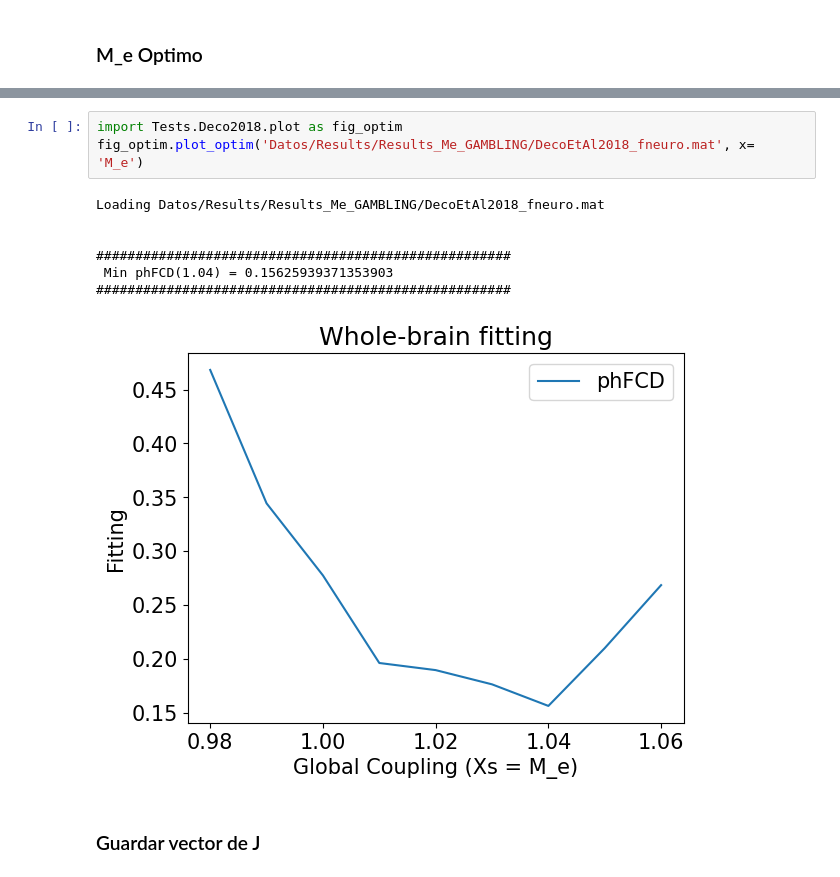
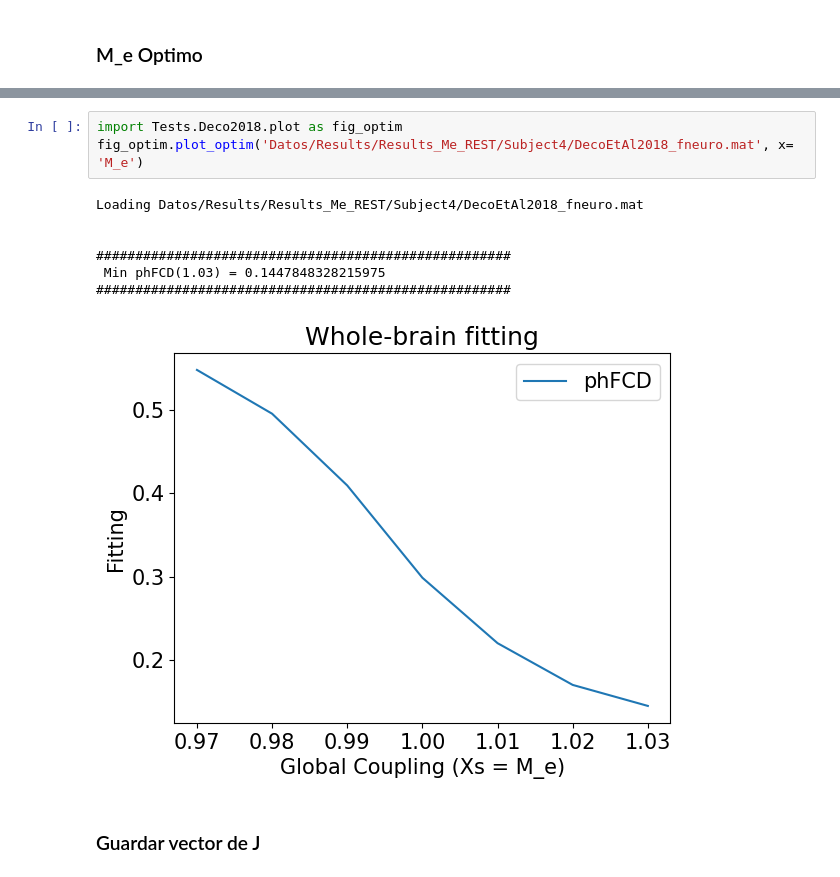
Before and after one commit to FaragoFa/Neuronas, a Jupyter notebook: Proyecto.ipynb, the cells around one changed output, grey strips where cells are left out. Drawn from its saved outputs; the diff is of its cells as text.

```diff
--- a/Proyecto.ipynb
+++ b/Proyecto.ipynb
@@ -519,14 +500,14 @@ KeyboardInterrupt
 # %%
 import Tests.Deco2018.plot as fig_optim
-fig_optim.plot_optim('Datos/Results/Results_Me_GAMBLING/DecoEtAl2018_fneuro.mat', x= 'M_e')
+fig_optim.plot_optim('Datos/Results/Results_Me_REST/Subject4/DecoEtAl2018_fneuro.mat', x= 'M_e')
 # %% [output]
-Loading Datos/Results/Results_Me_GAMBLING/DecoEtAl2018_fneuro.mat
+Loading Datos/Results/Results_Me_REST/Subject4/DecoEtAl2018_fneuro.mat
 
 
 #####################################################
- Min phFCD(1.04) = 0.15625939371353903
+ Min phFCD(1.03) = 0.1447848328215975
 #####################################################
-[figure, old version]
+[figure, new version]
 # %% [markdown]
 ### Guardar vector de J
 # %%
```
Also changed, not shown: parts of 1 cell of this notebook, 1 other file.
